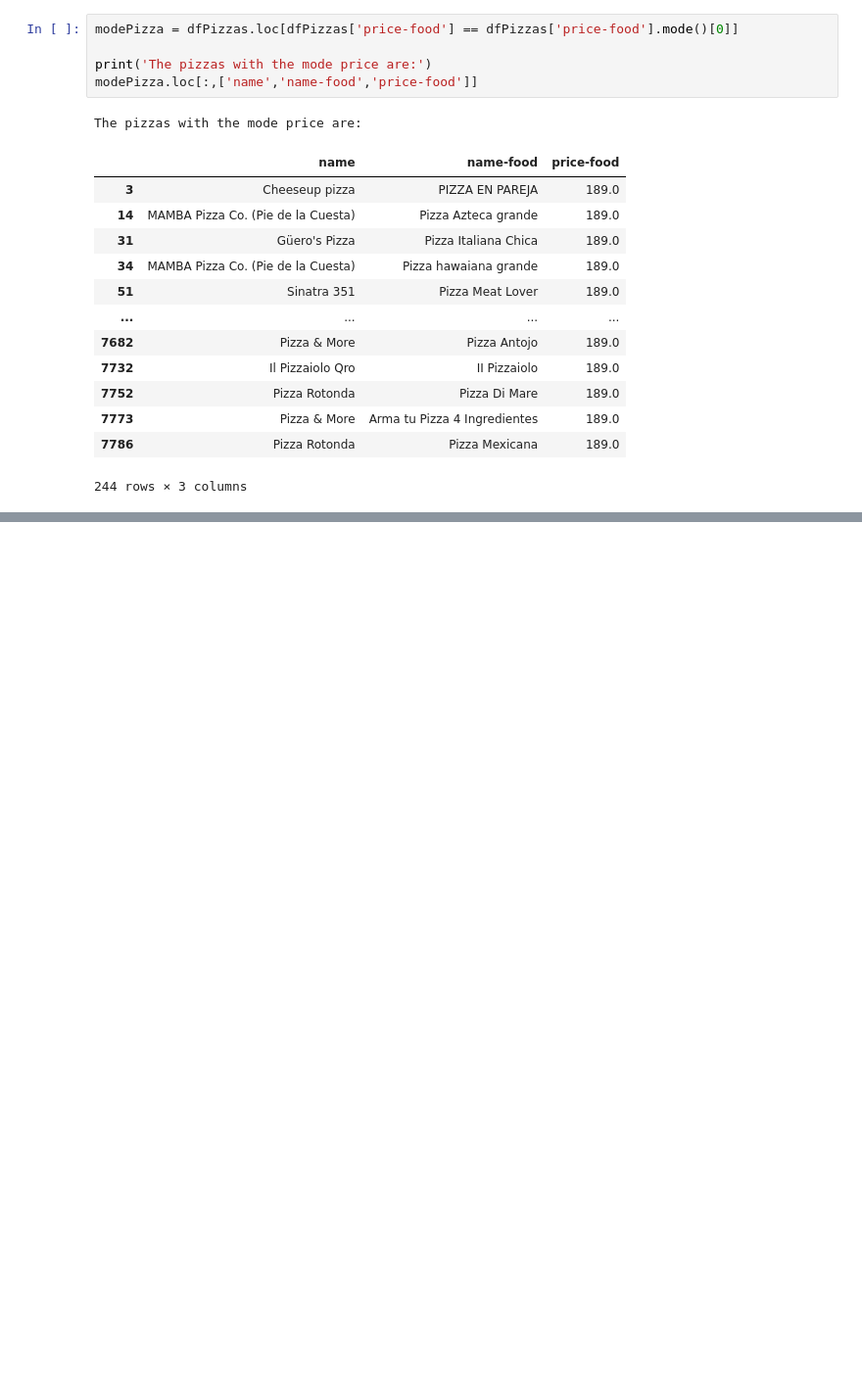
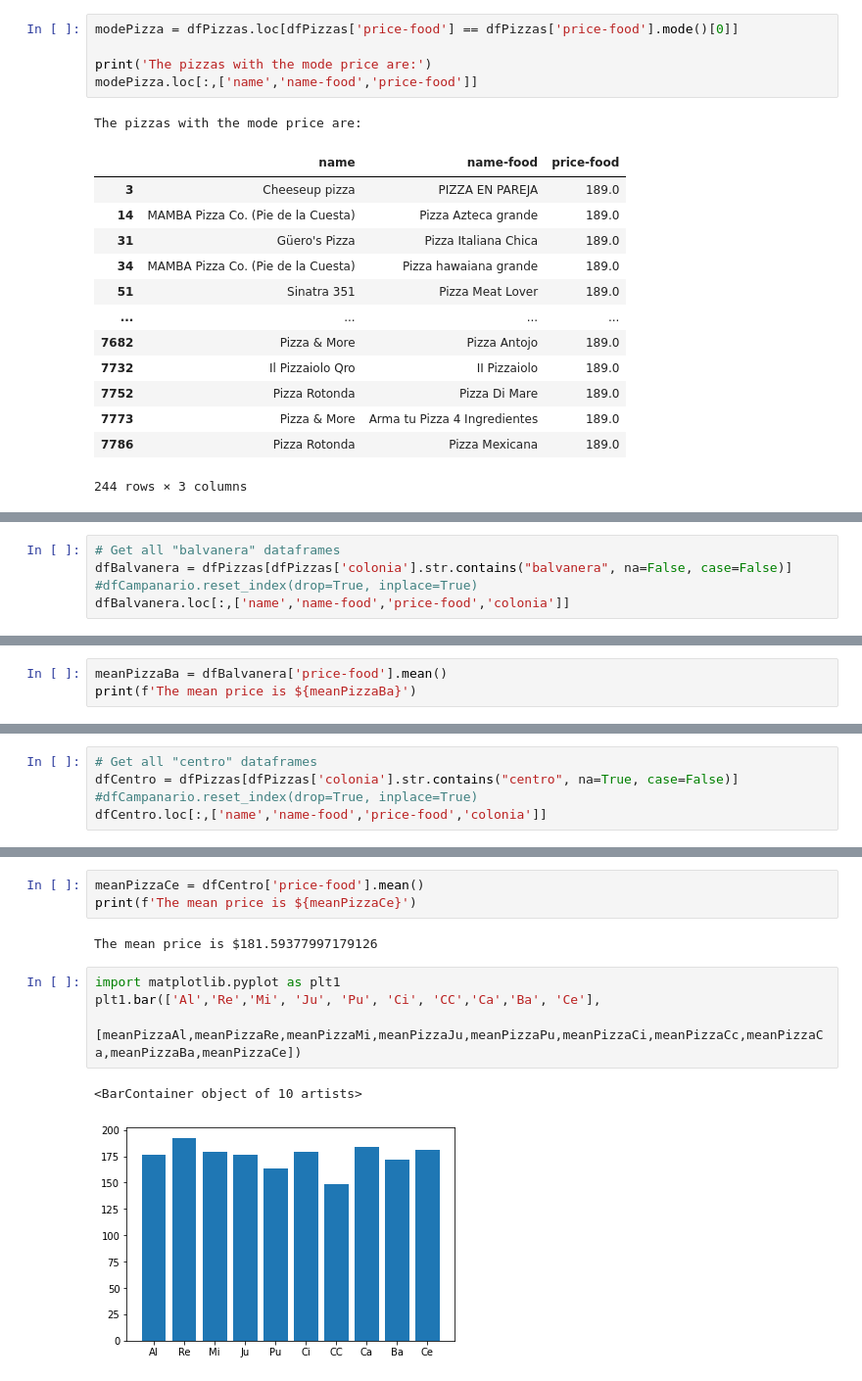
Before and after one commit to DaiNisRangel/my_first_jupyter, a Jupyter notebook: Pizzas proyecto/PizzaProject-NewVersion.ipynb, the cells around one changed output, grey strips where cells are left out. Shown at 98% size. Drawn from its saved outputs; the diff is of its cells as text; blank space fills up the shorter version.

```diff
--- a/Pizzas proyecto/PizzaProject-NewVersion.ipynb
+++ b/Pizzas proyecto/PizzaProject-NewVersion.ipynb
@@ -205,0 +390,5 @@ plt.show()
+# %%
+# Get all "balvanera" dataframes
+dfBalvanera = dfPizzas[dfPizzas['colonia'].str.contains("balvanera", na=False, case=False)]
+#dfCampanario.reset_index(drop=True, inplace=True)
+dfBalvanera.loc[:,['name','name-food','price-food','colonia']]
@@ -205,0 +409,3 @@ plt.show()
+# %%
+meanPizzaBa = dfBalvanera['price-food'].mean()
+print(f'The mean price is ${meanPizzaBa}')
@@ -205,0 +414,5 @@ plt.show()
+# %%
+# Get all "centro" dataframes
+dfCentro = dfPizzas[dfPizzas['colonia'].str.contains("centro", na=True, case=False)]
+#dfCampanario.reset_index(drop=True, inplace=True)
+dfCentro.loc[:,['name','name-food','price-food','colonia']]
@@ -205,0 +433,12 @@ plt.show()
+# %%
+meanPizzaCe = dfCentro['price-food'].mean()
+print(f'The mean price is ${meanPizzaCe}')
+# %% [output]
+The mean price is $181.59377997179126
+# %%
+import matplotlib.pyplot as plt1
+plt1.bar(['Al','Re','Mi', 'Ju', 'Pu', 'Ci', 'CC','Ca','Ba', 'Ce'],
+       [meanPizzaAl,meanPizzaRe,meanPizzaMi,meanPizzaJu,meanPizzaPu,meanPizzaCi,meanPizzaCc,meanPizzaCa,meanPizzaBa,meanPizzaCe])
+# %% [output]
+<BarContainer object of 10 artists>
+[figure, added]
```
Also changed, not shown: parts of 30 cells of this notebook, 20 other files.
